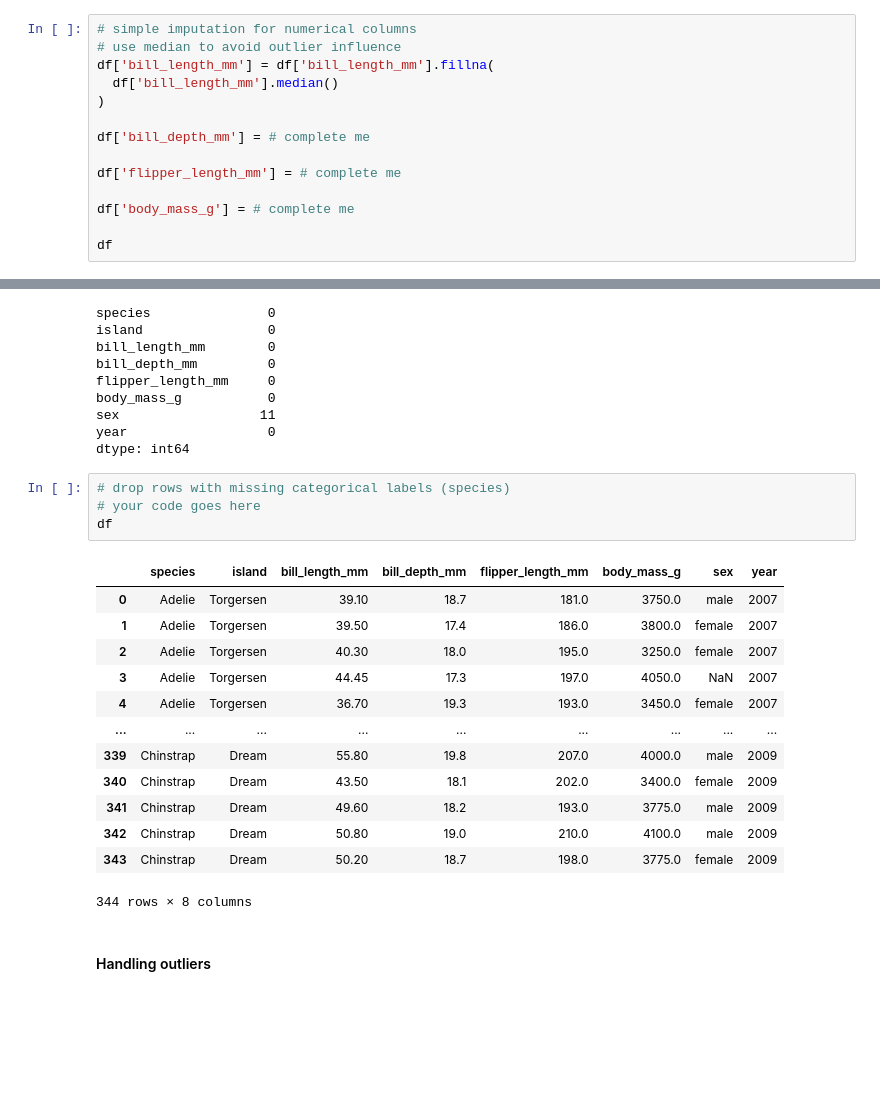
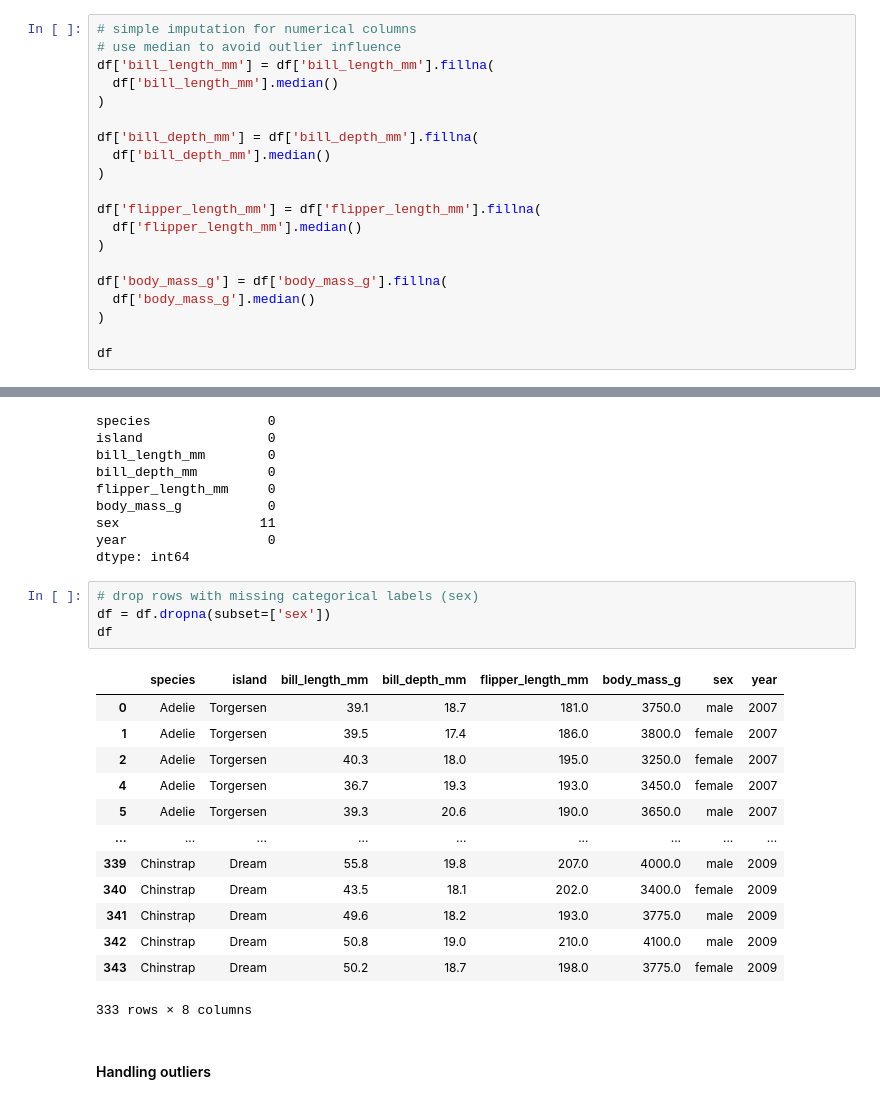
Before and after one commit to NunonuN/ml4research, a Jupyter notebook: notebooks/2+data-wrangling.ipynb, the cells around one changed output, grey strips where cells are left out. Saved outputs shown, nothing was run; the diff lists cells and outputs as text; blank space fills up the shorter version.

```diff
--- a/notebooks/2+data-wrangling.ipynb
+++ b/notebooks/2+data-wrangling.ipynb
@@ -350,11 +452,17 @@ df['bill_length_mm'] = df['bill_length_mm'].fillna(
   df['bill_length_mm'].median()
 )
 
-df['bill_depth_mm'] = # complete me
+df['bill_depth_mm'] = df['bill_depth_mm'].fillna(
+  df['bill_depth_mm'].median()
+)
 
-df['flipper_length_mm'] = # complete me
+df['flipper_length_mm'] = df['flipper_length_mm'].fillna(
+  df['flipper_length_mm'].median()
+)
 
-df['body_mass_g'] = # complete me
+df['body_mass_g'] = df['body_mass_g'].fillna(
+  df['body_mass_g'].median()
+)
 
 df
 # %% [output]
@@ -384,23 +492,23 @@ sex                  11
 year                  0
 dtype: int64
 # %%
-# drop rows with missing categorical labels (species)
-# your code goes here
+# drop rows with missing categorical labels (sex)
+df = df.dropna(subset=['sex'])
 df
 # %% [output]
 |  | species | island | bill_length_mm | bill_depth_mm | flipper_length_mm | body_mass_g | sex | year |
-| 0 | Adelie | Torgersen | 39.10 | 18.7 | 181.0 | 3750.0 | male | 2007 |
-| 1 | Adelie | Torgersen | 39.50 | 17.4 | 186.0 | 3800.0 | female | 2007 |
-| 2 | Adelie | Torgersen | 40.30 | 18.0 | 195.0 | 3250.0 | female | 2007 |
-| 3 | Adelie | Torgersen | 44.45 | 17.3 | 197.0 | 4050.0 | NaN | 2007 |
-| 4 | Adelie | Torgersen | 36.70 | 19.3 | 193.0 | 3450.0 | female | 2007 |
+| 0 | Adelie | Torgersen | 39.1 | 18.7 | 181.0 | 3750.0 | male | 2007 |
+| 1 | Adelie | Torgersen | 39.5 | 17.4 | 186.0 | 3800.0 | female | 2007 |
+| 2 | Adelie | Torgersen | 40.3 | 18.0 | 195.0 | 3250.0 | female | 2007 |
+| 4 | Adelie | Torgersen | 36.7 | 19.3 | 193.0 | 3450.0 | female | 2007 |
+| 5 | Adelie | Torgersen | 39.3 | 20.6 | 190.0 | 3650.0 | male | 2007 |
 | ... | ... | ... | ... | ... | ... | ... | ... | ... |
-| 339 | Chinstrap | Dream | 55.80 | 19.8 | 207.0 | 4000.0 | male | 2009 |
-| 340 | Chinstrap | Dream | 43.50 | 18.1 | 202.0 | 3400.0 | female | 2009 |
-| 341 | Chinstrap | Dream | 49.60 | 18.2 | 193.0 | 3775.0 | male | 2009 |
-| 342 | Chinstrap | Dream | 50.80 | 19.0 | 210.0 | 4100.0 | male | 2009 |
-| 343 | Chinstrap | Dream | 50.20 | 18.7 | 198.0 | 3775.0 | female | 2009 |
+| 339 | Chinstrap | Dream | 55.8 | 19.8 | 207.0 | 4000.0 | male | 2009 |
+| 340 | Chinstrap | Dream | 43.5 | 18.1 | 202.0 | 3400.0 | female | 2009 |
+| 341 | Chinstrap | Dream | 49.6 | 18.2 | 193.0 | 3775.0 | male | 2009 |
+| 342 | Chinstrap | Dream | 50.8 | 19.0 | 210.0 | 4100.0 | male | 2009 |
+| 343 | Chinstrap | Dream | 50.2 | 18.7 | 198.0 | 3775.0 | female | 2009 |
-344 rows × 8 columns
+333 rows × 8 columns
 # %% [markdown]
 #### Handling outliers
 # %%
```
Also changed, not shown: parts of 21 cells of this notebook, 1 other file.
